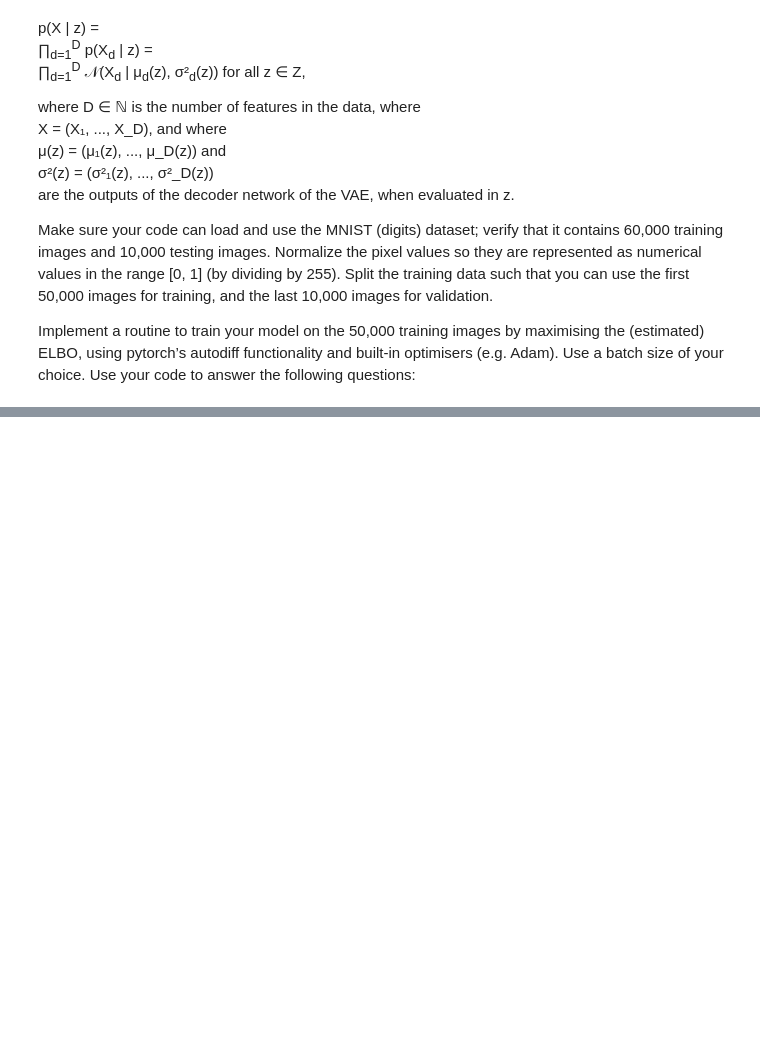
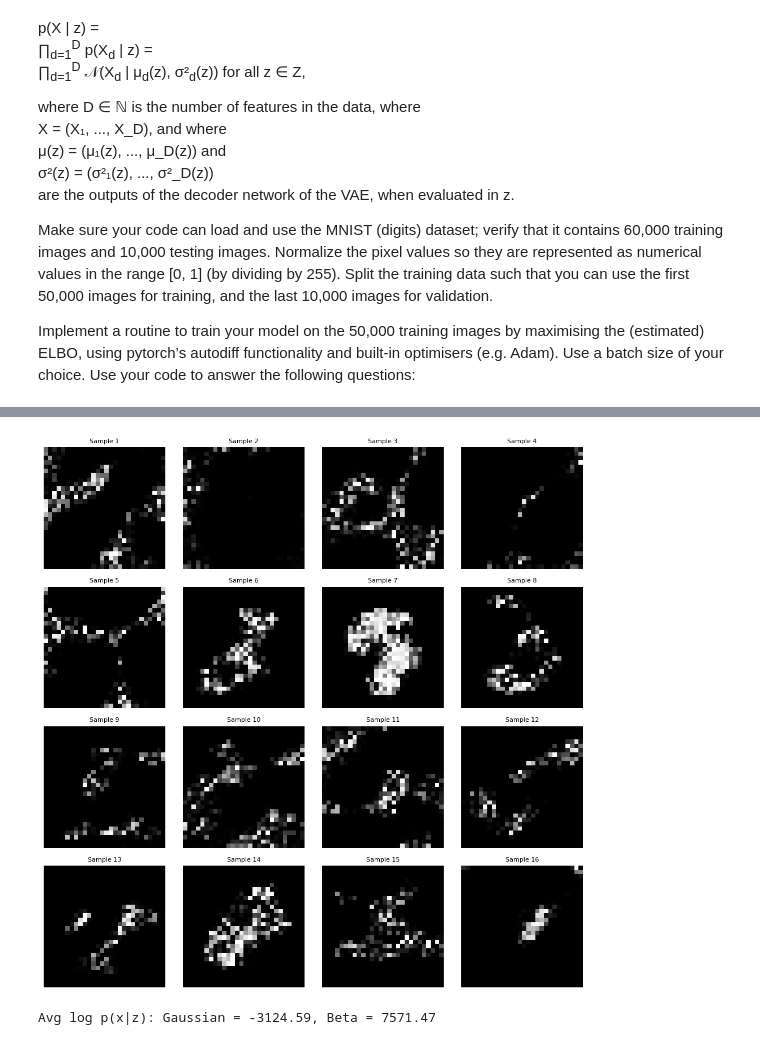
Before and after one commit to JasperWi/GenAIAssignment2-3, a Jupyter notebook: vae.ipynb, the cells around one changed output, grey strips where cells are left out. Cells and saved outputs as stored; diff of their text form; code cells hidden in the pictures; blank space fills up the shorter version.

```diff
--- a/vae.ipynb
+++ b/vae.ipynb
@@ -267,0 +493,46 @@ plt.show()
+# %%
+# Sampling from latent space using Beta decoder
+z = torch.randn(16, 20).to(device)
+
+# Use the model instance with a distinct name
+alpha_out, beta_out = model_beta.decode(z)
+generated = torch.distributions.Beta(alpha_out, beta_out).sample()
+generated = torch.clamp(generated, 0, 1)
+
+# Plot 4x4 grid of generated samples
+fig, axes = plt.subplots(4, 4, figsize=(10, 10))
+for i, ax in enumerate(axes.flat):
+    ax.imshow(generated[i].squeeze().cpu().numpy(), cmap='gray')
+    ax.axis('off')
+    ax.set_title(f"Sample {i+1}", fontsize=8)
+
+plt.tight_layout()
+plt.savefig('generations_beta.png', dpi=150)
+plt.show()
+# %% [output]
+[figure, added]
+# %%
+total_logpxz_gaussian = []
+total_logpxz_beta = []
+
+for x, _ in dl_val:
+    x = x.to(device)
+
+    # Gaussian decoder
+    mu, logvar = gaussian.encode(x)
+    z = gaussian.reparameterize(mu, logvar)
+    recon_mu, recon_logvar = gaussian.decode(z)
+    _, logpxz_gaussian, _ = loss_function(recon_mu, recon_logvar, x, mu, logvar)
+    total_logpxz_gaussian.append(logpxz_gaussian.item() / x.shape[0])
+
+    # Beta decoder
+    mu, logvar = model_beta.encode(x)
+    z = model_beta.reparameterize(mu, logvar)
+    alpha_out, beta_out = model_beta.decode(z)
+    logpxz_beta = beta_log_likelihood(x, alpha_out, beta_out)
+    total_logpxz_beta.append(logpxz_beta.sum().item() / x.shape[0])
+
+
+print(f"Avg log p(x|z): Gaussian = {np.mean(total_logpxz_gaussian):.2f}, Beta = {np.mean(total_logpxz_beta):.2f}")
+# %% [output]
+Avg log p(x|z): Gaussian = -3124.59, Beta = 7571.47
```
Also changed, not shown: parts of 13 cells of this notebook, 6 other files.
